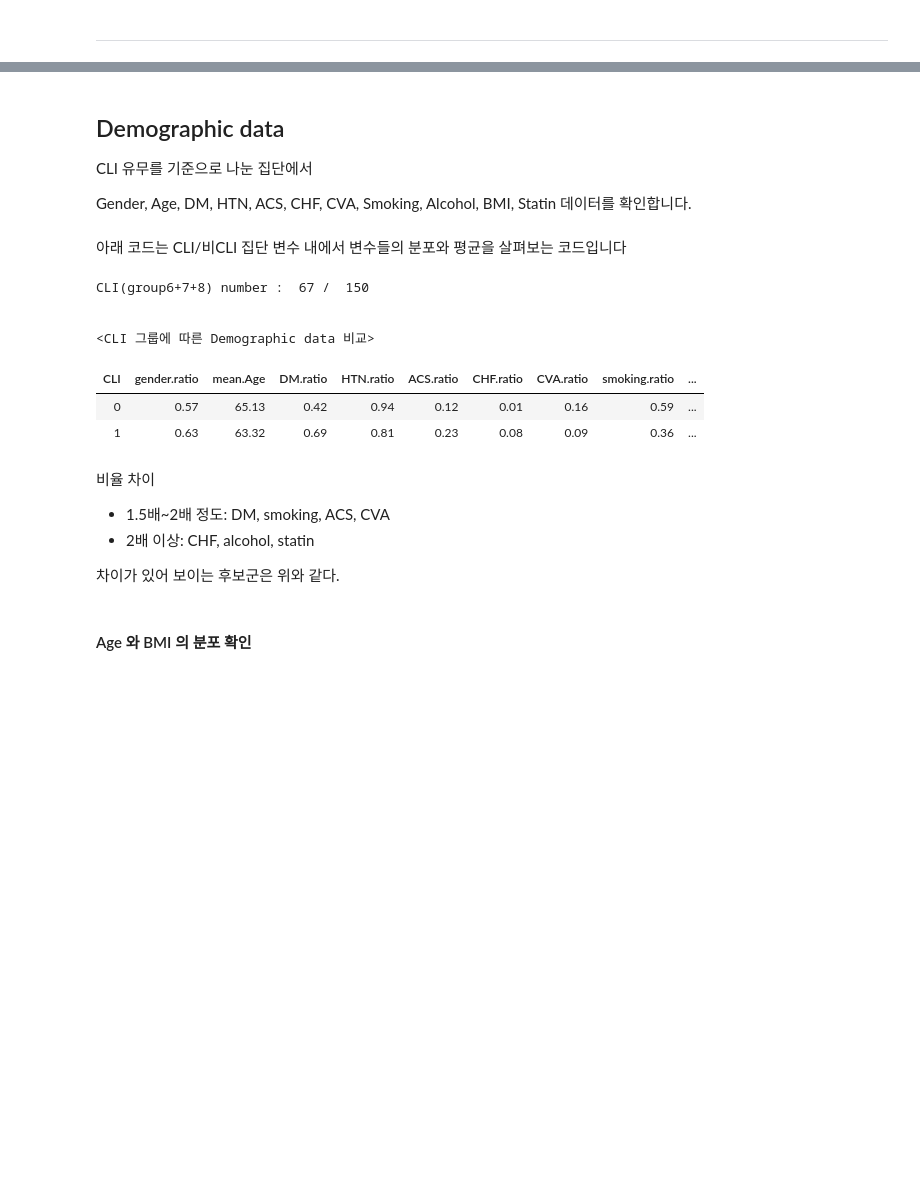
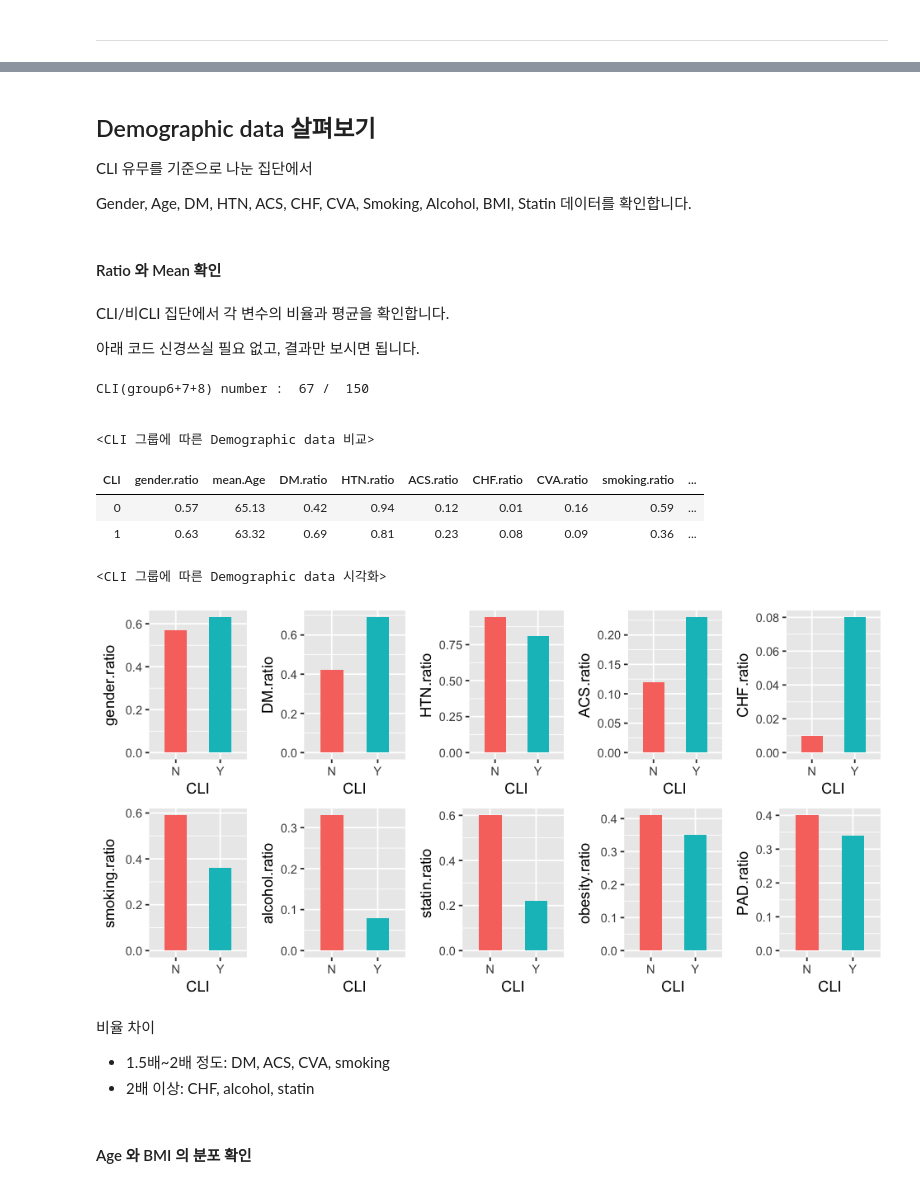
Before and after one commit to JungOhLee/CKDwithCLI, a Jupyter notebook: CKD_CLI,PDA.ipynb, the cells around one changed output, grey strips where cells are left out. Saved outputs shown, nothing was run; the diff lists cells and outputs as text; code cells hidden in the pictures; blank space fills up the shorter version.

```diff
--- a/CKD_CLI,PDA.ipynb
+++ b/CKD_CLI,PDA.ipynb
@@ -109,51 +127,74 @@ data <- data %>% mutate( CLI = as.numeric(Group>=5))
 # %% [markdown]
-## Demographic data
+## Demographic data 살펴보기
 
 CLI 유무를 기준으로 나눈 집단에서
 
 Gender, Age, DM, HTN, ACS, CHF, CVA, Smoking, Alcohol, BMI, Statin 데이터를 확인합니다.
-# %% [markdown]
-아래 코드는 CLI/비CLI 집단 변수 내에서 변수들의 분포와 평균을 살펴보는 코드입니다
+# %% [markdown]
+#### Ratio 와 Mean 확인
+# %% [markdown]
+CLI/비CLI 집단에서 각 변수의 비율과 평균을 확인합니다.
+
+아래 코드 신경쓰실 필요 없고, 결과만 보시면 됩니다.
 # %%
 # CLI 데이터 수
 cat( "\nCLI(group6+7+8) number : ", sum(data$CLI), "/ ", length(data$CLI),"\n")
-
 
 library(dplyr)
 
 # Demographic data
 cat("\n\n<CLI 그룹에 따른 Demographic data 비교>\n")
-data %>%
+demo.data <- data %>%
     group_by( CLI ) %>%
     summarise( gender.ratio = mean(Gender, na.rm = T),
             mean.Age = mean(Age, na.rm = T),
             DM.ratio = mean(DM, na.rm = T),
             HTN.ratio = mean(HTN, na.rm = T),
             ACS.ratio = mean(ACS, na.rm = T),
             CHF.ratio = mean(CHF, na.rm = T),
             CVA.ratio = mean(CVA, na.rm = T),
             smoking.ratio = mean(smoking, na.rm = T),
             alcohol.ratio = mean(alcohol, na.rm = T),
             statin.ratio = mean(statin, na.rm = T),
             mean.BMI = mean(BMI, na.rm = T),
             obesity.ratio = mean(obesity, na.rm = T),
             PAD.ratio = mean(PAD, na.rm = T)
              ) %>%
     mutate_if(is.numeric, funs(round(., 2)))
+
+demo.data
+### NA 있는 행을 아예 없애버리고, 공통행으로만 처리하는 것도 좋을 수도
+
+library(gridExtra)
+library(repr)
+plots <- list()  # new empty list
+
+for (key in c("gender.ratio", "DM.ratio", "HTN.ratio", "ACS.ratio","CHF.ratio","smoking.ratio","alcohol.ratio","statin.ratio", "obesity.ratio", "PAD.ratio")) {
+    p1 <- demo.data %>% mutate(CLI = as.factor(CLI)) %>%
+        ggplot(aes_string(x="CLI", y=key, fill="CLI")) +
+        geom_bar(stat="identity", width=0.5) +
+        scale_x_discrete("CLI", breaks= c(0,1), labels = c("N","Y"))+
+        guides(fill=FALSE)
+    plots[[key]] <- p1  # add each plot into plot list
+}
+
+options(repr.plot.width=8, repr.plot.height=4)
+cat("\n\n<CLI 그룹에 따른 Demographic data 시각화>\n")
+grid.arrange(grobs=plots, ncol=5)
 # %% [output]
 CLI(group6+7+8) number :  67 /  150
 
 
 <CLI 그룹에 따른 Demographic data 비교>
 | CLI | gender.ratio | mean.Age | DM.ratio | HTN.ratio | ACS.ratio | CHF.ratio | CVA.ratio | smoking.ratio | ... |
 | 0 | 0.57 | 65.13 | 0.42 | 0.94 | 0.12 | 0.01 | 0.16 | 0.59 | ... |
 | 1 | 0.63 | 63.32 | 0.69 | 0.81 | 0.23 | 0.08 | 0.09 | 0.36 | ... |
+<CLI 그룹에 따른 Demographic data 시각화>
+[figure, added]
 # %% [markdown]
 비율 차이
 
-- 1.5배~2배 정도: DM, smoking, ACS, CVA
+- 1.5배~2배 정도: DM, ACS, CVA, smoking
 - 2배 이상:  CHF, alcohol, statin
-
-차이가 있어 보이는 후보군은 위와 같다.
 # %% [markdown]
 #### Age 와 BMI 의 분포 확인
```
Also changed, not shown: parts of 114 cells of this notebook.
